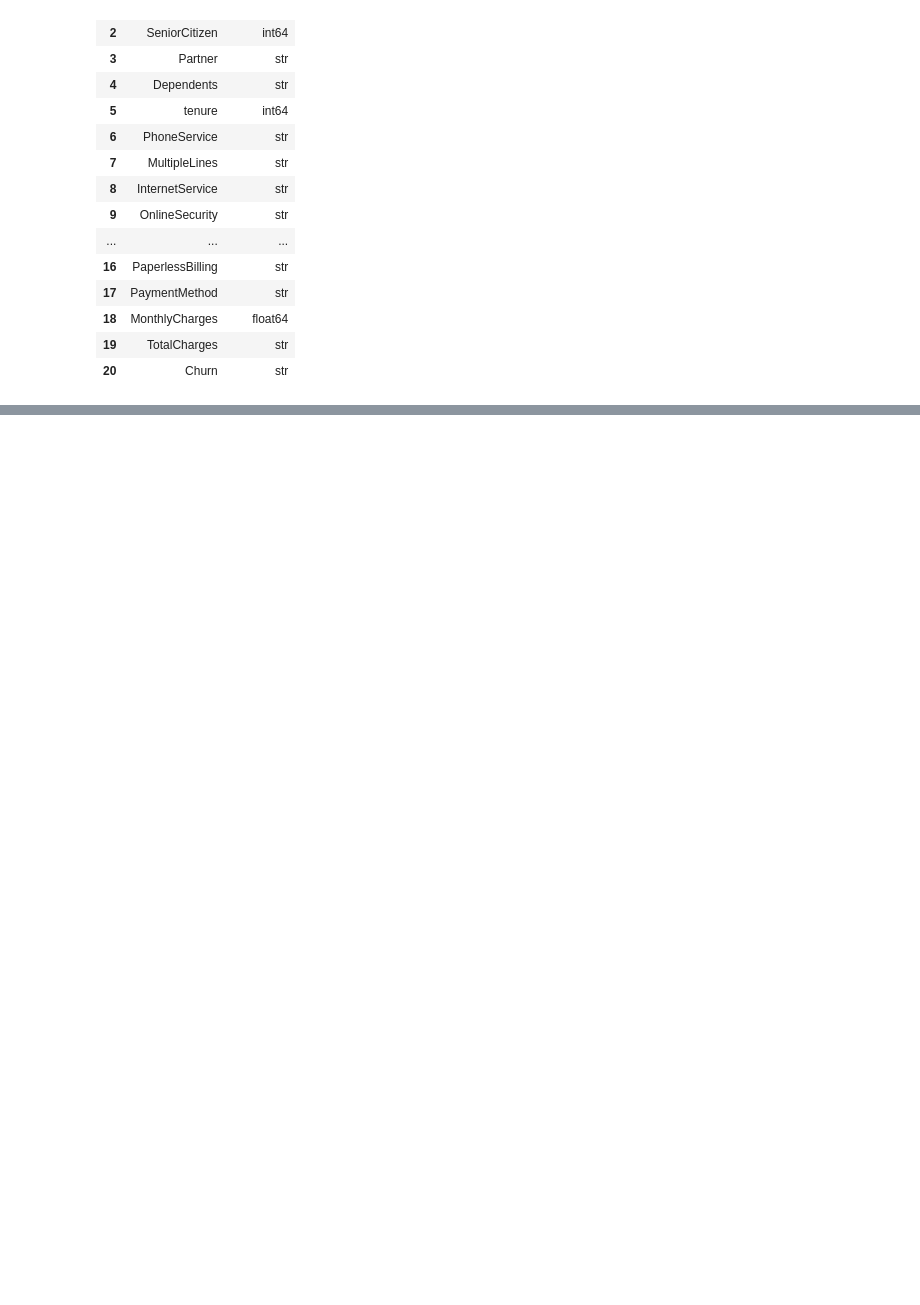
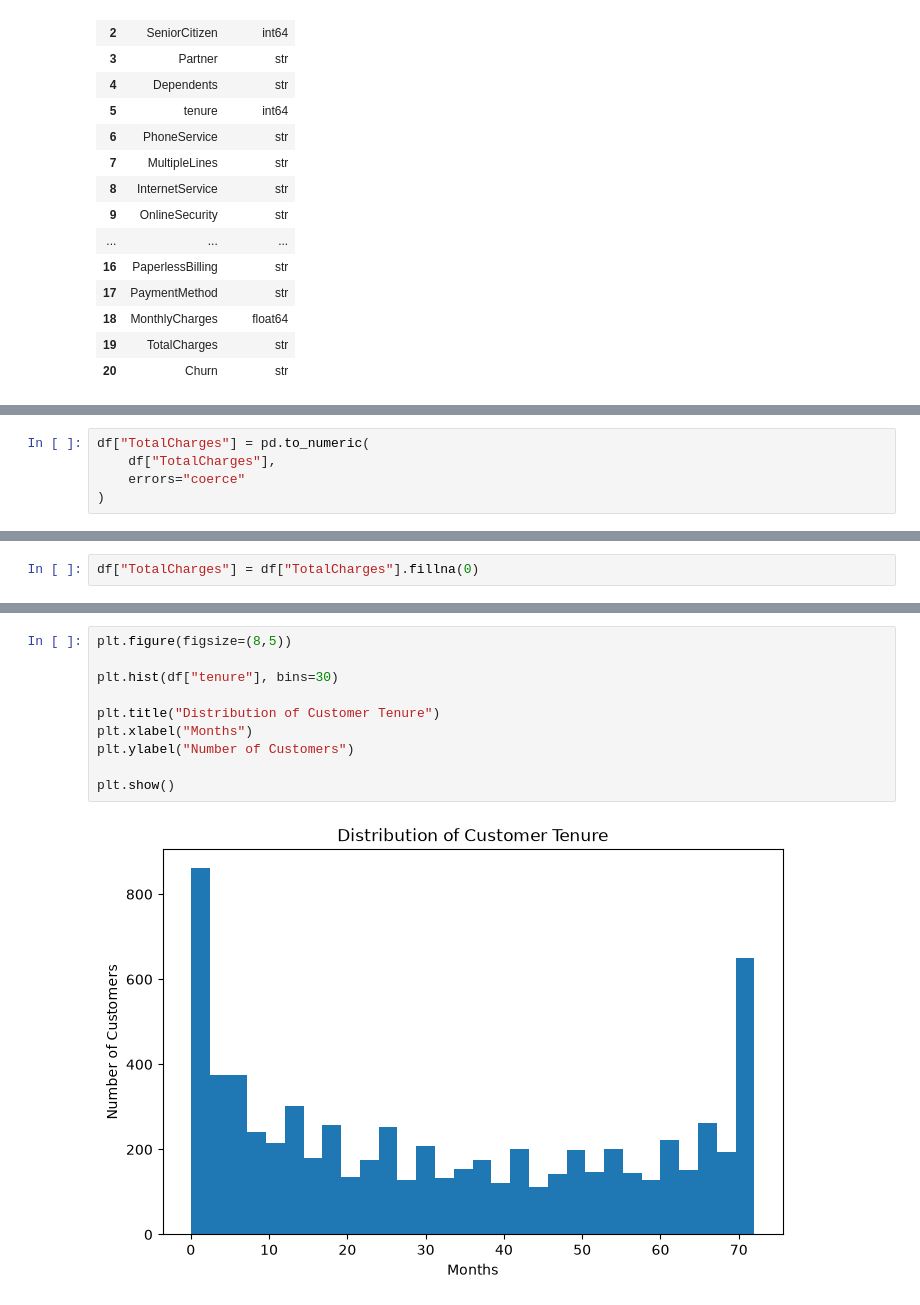
Before and after one commit to JonoKatz/customer-churn-platform, a Jupyter notebook: notebooks/01_data_exploration.ipynb, the cells around one changed output, grey strips where cells are left out. Saved outputs shown, nothing was run; the diff lists cells and outputs as text; blank space fills up the shorter version.

```diff
--- a/notebooks/01_data_exploration.ipynb
+++ b/notebooks/01_data_exploration.ipynb
@@ -197,0 +299,5 @@ dtype_summary
+# %%
+df["TotalCharges"] = pd.to_numeric(
+    df["TotalCharges"],
+    errors="coerce"
+)
@@ -197,0 +323,2 @@ dtype_summary
+# %%
+df["TotalCharges"] = df["TotalCharges"].fillna(0)
@@ -197,0 +401,12 @@ dtype_summary
+# %%
+plt.figure(figsize=(8,5))
+
+plt.hist(df["tenure"], bins=30)
+
+plt.title("Distribution of Customer Tenure")
+plt.xlabel("Months")
+plt.ylabel("Number of Customers")
+
+plt.show()
+# %% [output]
+[figure, added]
```
Also changed, not shown: parts of 44 cells of this notebook, 5 other files.
